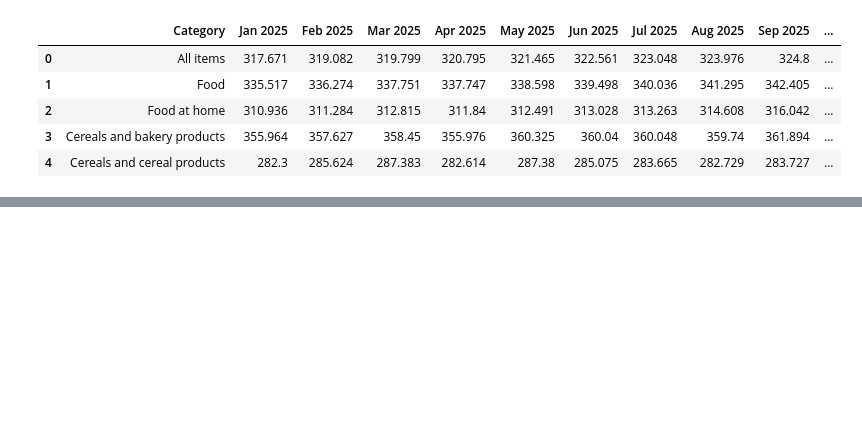
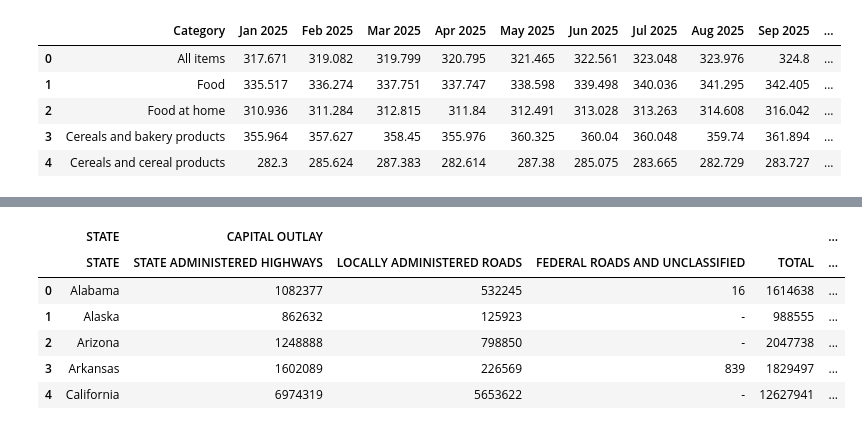
Before and after one commit to myanh2012/DATA3301-burgers, a Jupyter notebook: myanh-test.ipynb, the cells around one changed output, grey strips where cells are left out. Cells and saved outputs as stored; diff of their text form; code cells hidden in the pictures; blank space fills up the shorter version.

Commit message:
myanh's prelim

```diff
--- a/myanh-test.ipynb
+++ b/myanh-test.ipynb
@@ -117,0 +183,6 @@ ModuleNotFoundError: No module named 'google'
+# %%
+#read in html files and check how many tables
+url = "myanh-test/Table HF-2 - Policy | Federal Highway Administration.html"
+highway_fund_py = pd.read_html(url)
+
+len(highway_fund_py)
@@ -117,0 +191,3 @@ ModuleNotFoundError: No module named 'google'
+# %%
+highway_fund = highway_fund_py[0]
+highway_fund.info()
@@ -117,0 +212,10 @@ ModuleNotFoundError: No module named 'google'
+# %%
+highway_fund.head()
+# %% [output]
+|  | STATE | CAPITAL OUTLAY |  |  |  | ... |
+|  | STATE | STATE ADMINISTERED HIGHWAYS | LOCALLY ADMINISTERED ROADS | FEDERAL ROADS AND UNCLASSIFIED | TOTAL | ... |
+| 0 | Alabama | 1082377 | 532245 | 16 | 1614638 | ... |
+| 1 | Alaska | 862632 | 125923 | - | 988555 | ... |
+| 2 | Arizona | 1248888 | 798850 | - | 2047738 | ... |
+| 3 | Arkansas | 1602089 | 226569 | 839 | 1829497 | ... |
+| 4 | California | 6974319 | 5653622 | - | 12627941 | ... |
```
Also changed, not shown: parts of 26 cells of this notebook, 3 other files.
